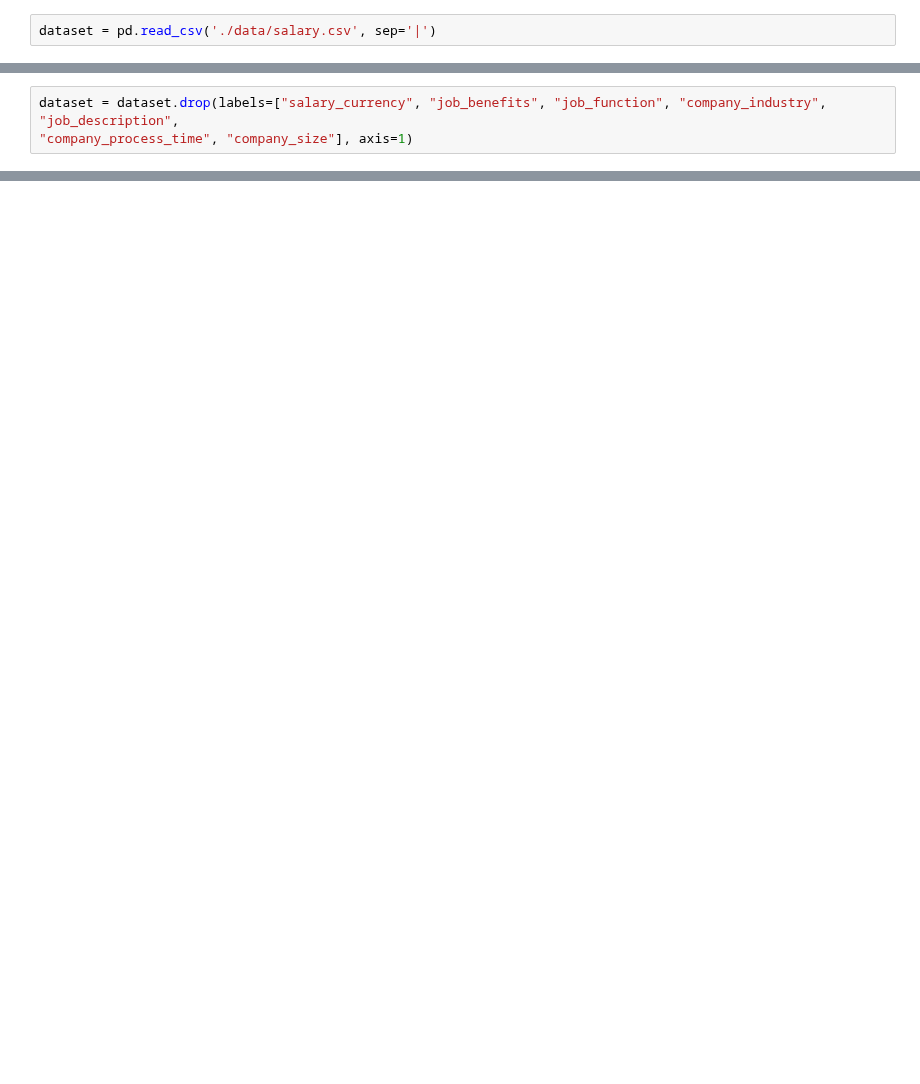
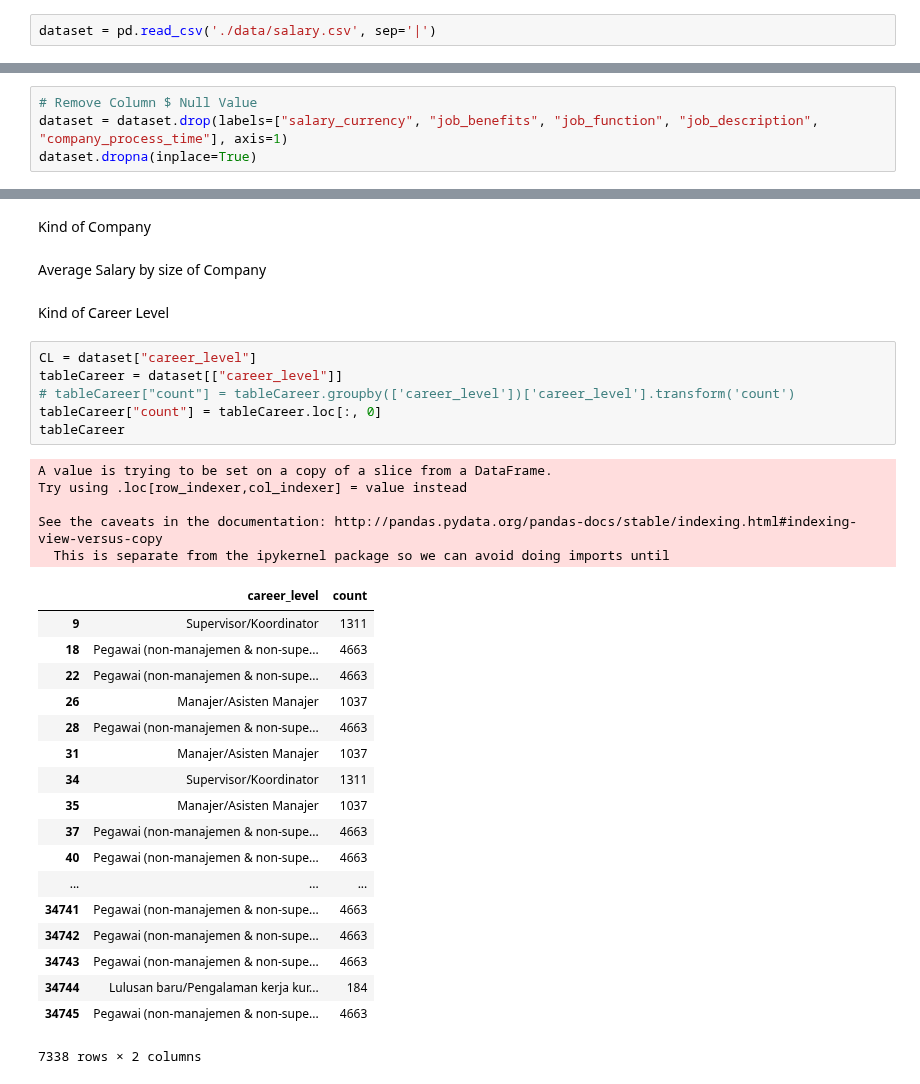
Before and after one commit to Reosta-Pratama/Project-Prediction, a Jupyter notebook: project.ipynb, the cells around one changed output, grey strips where cells are left out. Drawn from its saved outputs; the diff is of its cells as text; blank space fills up the shorter version.

```diff
--- a/project.ipynb
+++ b/project.ipynb
@@ -18,3 +19,5 @@ dataset.head(2)
 # %%
-dataset = dataset.drop(labels=["salary_currency", "job_benefits", "job_function", "company_industry", "job_description",
-"company_process_time", "company_size"], axis=1)
+# Remove Column $ Null Value
+dataset = dataset.drop(labels=["salary_currency", "job_benefits", "job_function", "job_description",
+"company_process_time"], axis=1)
+dataset.dropna(inplace=True)
@@ -20,0 +88,36 @@ dataset = dataset.drop(labels=["salary_currency", "job_benefits", "job_function"
+# %% [markdown]
+Kind of Company
+# %% [markdown]
+Average Salary by size of Company
+# %% [markdown]
+Kind of Career Level
+# %%
+CL = dataset["career_level"]
+tableCareer = dataset[["career_level"]]
+# tableCareer["count"] = tableCareer.groupby(['career_level'])['career_level'].transform('count')
+tableCareer["count"] = tableCareer.loc[:, 0]
+tableCareer
+# %% [output]
+A value is trying to be set on a copy of a slice from a DataFrame.
+Try using .loc[row_indexer,col_indexer] = value instead
+
+See the caveats in the documentation: http://pandas.pydata.org/pandas-docs/stable/indexing.html#indexing-view-versus-copy
+  This is separate from the ipykernel package so we can avoid doing imports until
+|  | career_level | count |
+| 9 | Supervisor/Koordinator | 1311 |
+| 18 | Pegawai (non-manajemen & non-supe... | 4663 |
+| 22 | Pegawai (non-manajemen & non-supe... | 4663 |
+| 26 | Manajer/Asisten Manajer | 1037 |
+| 28 | Pegawai (non-manajemen & non-supe... | 4663 |
+| 31 | Manajer/Asisten Manajer | 1037 |
+| 34 | Supervisor/Koordinator | 1311 |
+| 35 | Manajer/Asisten Manajer | 1037 |
+| 37 | Pegawai (non-manajemen & non-supe... | 4663 |
+| 40 | Pegawai (non-manajemen & non-supe... | 4663 |
+| ... | ... | ... |
+| 34741 | Pegawai (non-manajemen & non-supe... | 4663 |
+| 34742 | Pegawai (non-manajemen & non-supe... | 4663 |
+| 34743 | Pegawai (non-manajemen & non-supe... | 4663 |
+| 34744 | Lulusan baru/Pengalaman kerja kur... | 184 |
+| 34745 | Pegawai (non-manajemen & non-supe... | 4663 |
+7338 rows × 2 columns
```
Also changed, not shown: parts of 15 cells of this notebook.
